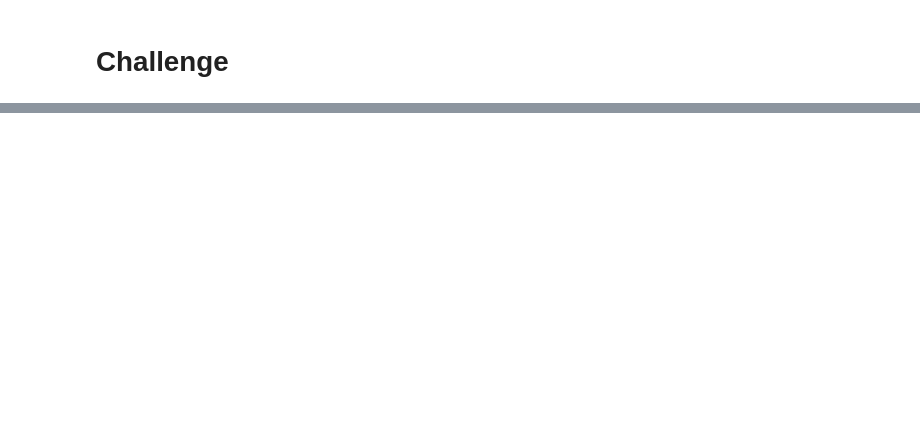
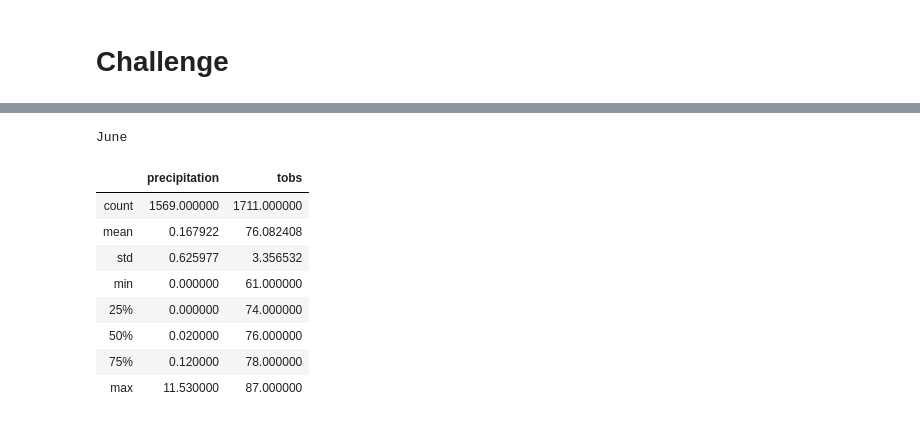
Before and after one commit to jburs/surfs_up, a Jupyter notebook: climate_analysis.ipynb, the cells around one changed output, grey strips where cells are left out. Cells and saved outputs as stored; diff of their text form; code cells hidden in the pictures; blank space fills up the shorter version.

```diff
--- a/climate_analysis.ipynb
+++ b/climate_analysis.ipynb
@@ -122,0 +167,21 @@ plt.tight_layout()
+# %%
+# get june, and december data frames
+
+june_df = df.copy()
+june_df = june_df[june_df['month']=='07']
+dec_df = df.copy()
+dec_df = dec_df[dec_df['month']=='12']
+# %%
+print("June")
+june_df.describe()
+# %% [output]
+June
+|  | precipitation | tobs |
+| count | 1569.000000 | 1711.000000 |
+| mean | 0.167922 | 76.082408 |
+| std | 0.625977 | 3.356532 |
+| min | 0.000000 | 61.000000 |
+| 25% | 0.000000 | 74.000000 |
+| 50% | 0.020000 | 76.000000 |
+| 75% | 0.120000 | 78.000000 |
+| max | 11.530000 | 87.000000 |
```
Also changed, not shown: parts of 9 cells of this notebook.
